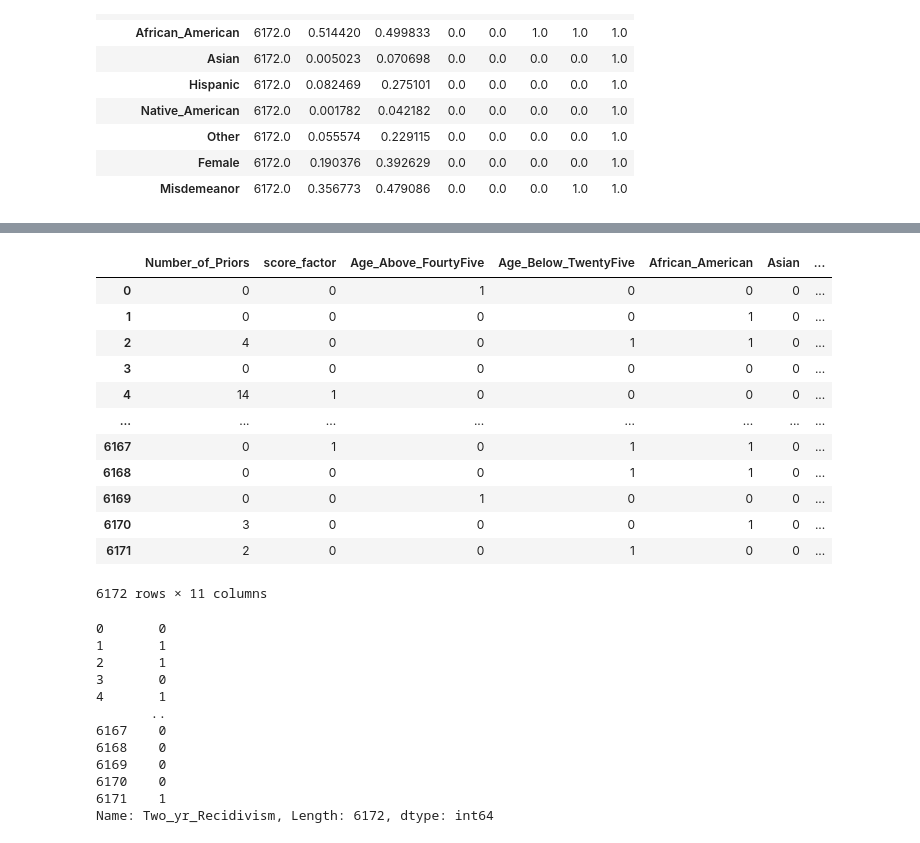
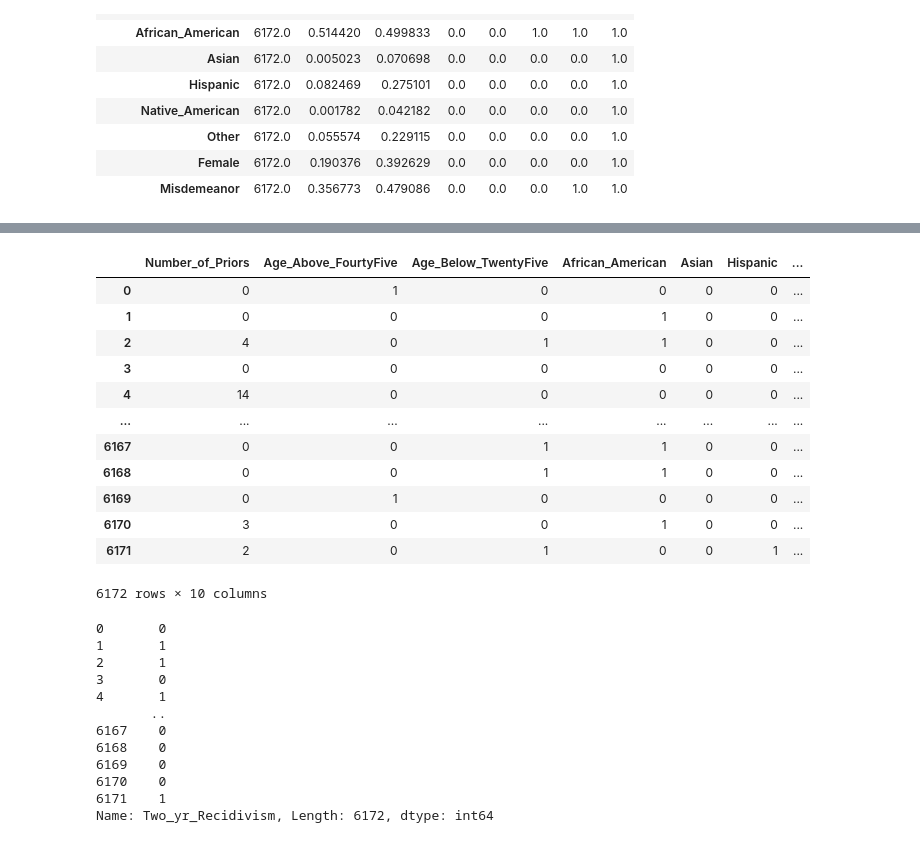
Before and after one commit to aoguedao/ds4sj-brown, a Jupyter notebook: lessons/recidivism.ipynb, the cells around one changed output, grey strips where cells are left out. Cells and saved outputs as stored; diff of their text form; code cells hidden in the pictures.

```diff
--- a/lessons/recidivism.ipynb
+++ b/lessons/recidivism.ipynb
@@ -42,20 +65,20 @@ recidivism_df.describe().T
 # %%
-X = recidivism_df.drop(columns="Two_yr_Recidivism")
+X = recidivism_df.drop(columns=["Two_yr_Recidivism", "score_factor"])
 X
 # %% [output]
-|  | Number_of_Priors | score_factor | Age_Above_FourtyFive | Age_Below_TwentyFive | African_American | Asian | ... |
-| 0 | 0 | 0 | 1 | 0 | 0 | 0 | ... |
-| 1 | 0 | 0 | 0 | 0 | 1 | 0 | ... |
-| 2 | 4 | 0 | 0 | 1 | 1 | 0 | ... |
+|  | Number_of_Priors | Age_Above_FourtyFive | Age_Below_TwentyFive | African_American | Asian | Hispanic | ... |
+| 0 | 0 | 1 | 0 | 0 | 0 | 0 | ... |
+| 1 | 0 | 0 | 0 | 1 | 0 | 0 | ... |
+| 2 | 4 | 0 | 1 | 1 | 0 | 0 | ... |
 | 3 | 0 | 0 | 0 | 0 | 0 | 0 | ... |
-| 4 | 14 | 1 | 0 | 0 | 0 | 0 | ... |
+| 4 | 14 | 0 | 0 | 0 | 0 | 0 | ... |
 | ... | ... | ... | ... | ... | ... | ... | ... |
-| 6167 | 0 | 1 | 0 | 1 | 1 | 0 | ... |
-| 6168 | 0 | 0 | 0 | 1 | 1 | 0 | ... |
-| 6169 | 0 | 0 | 1 | 0 | 0 | 0 | ... |
-| 6170 | 3 | 0 | 0 | 0 | 1 | 0 | ... |
-| 6171 | 2 | 0 | 0 | 1 | 0 | 0 | ... |
+| 6167 | 0 | 0 | 1 | 1 | 0 | 0 | ... |
+| 6168 | 0 | 0 | 1 | 1 | 0 | 0 | ... |
+| 6169 | 0 | 1 | 0 | 0 | 0 | 0 | ... |
+| 6170 | 3 | 0 | 0 | 1 | 0 | 0 | ... |
+| 6171 | 2 | 0 | 1 | 0 | 0 | 1 | ... |
-6172 rows × 11 columns
+6172 rows × 10 columns
 # %%
 y = recidivism_df["Two_yr_Recidivism"]
 y
```
Also changed, not shown: parts of 5 cells of this notebook, 1 other file.
